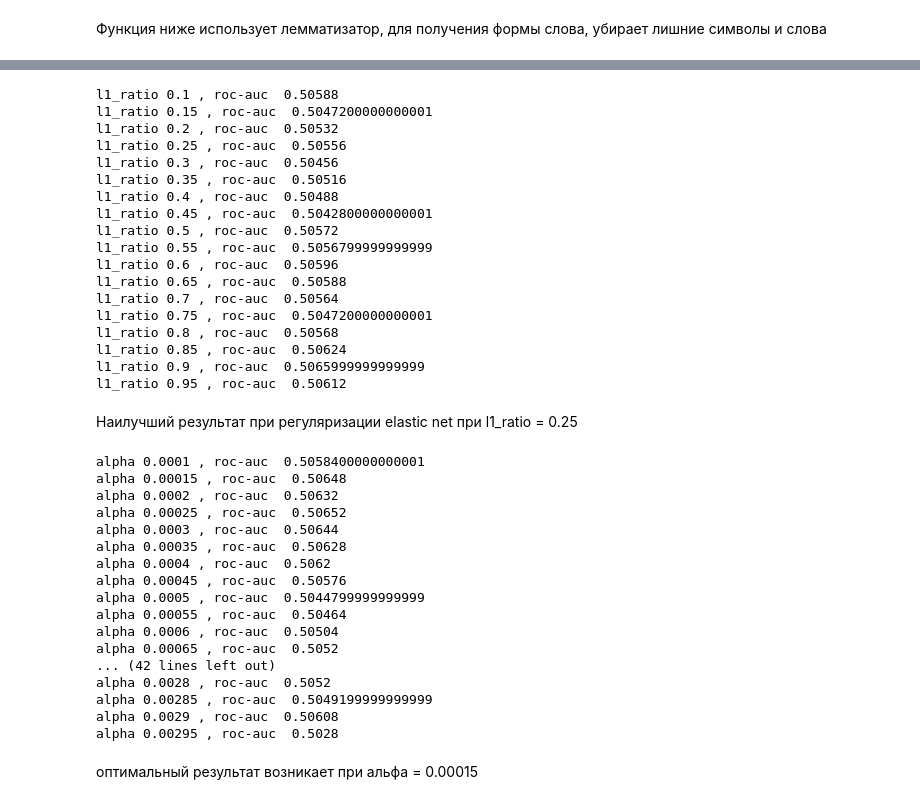
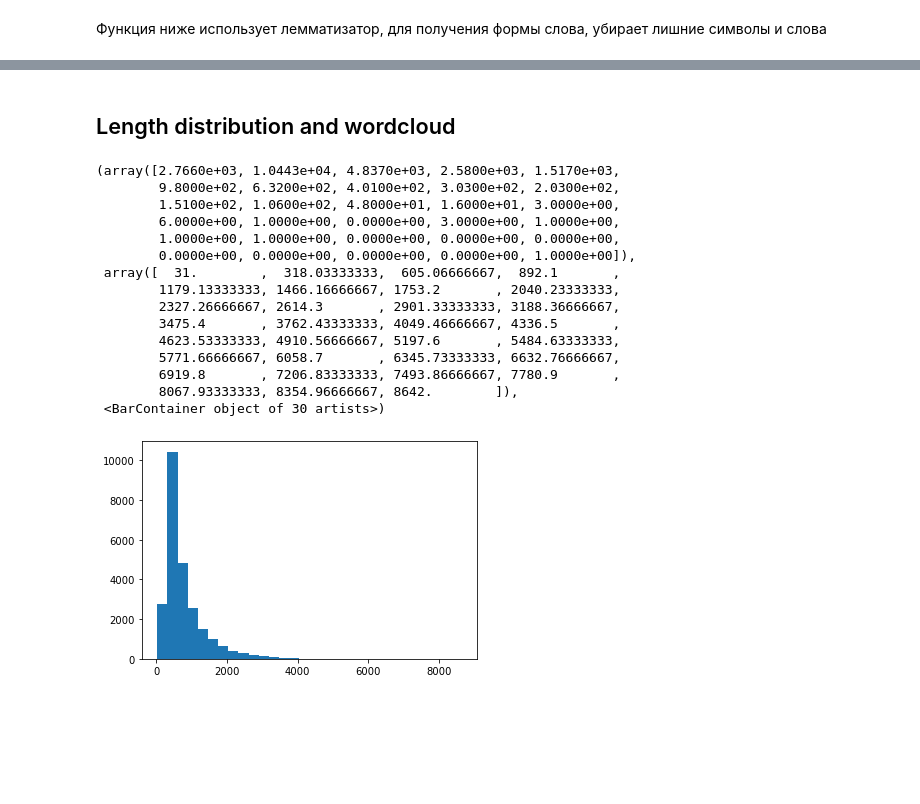
Before and after one commit to kozloffevgeniy/internship_courses, a Jupyter notebook: HT4.ipynb, the cells around one changed output, grey strips where cells are left out. Saved outputs shown, nothing was run; the diff lists cells and outputs as text; code cells hidden in the pictures; blank space fills up the shorter version.

```diff
--- a/HT4.ipynb
+++ b/HT4.ipynb
@@ -215,53 +215,21 @@ roc-auc  0.50584
-# %%
-for i in np.arange(0.1, 1, 0.05):
-    model = SGDClassifier(penalty='elasticnet', l1_ratio=i)
-    model.fit(train_matrix, y_train)
-    preds = model.predict(test_matrix)
-    print('l1_ratio', round(i,2), ', roc-auc ', roc_auc_score(test_target, preds))
-# %% [output]
-l1_ratio 0.1 , roc-auc  0.50588
-l1_ratio 0.15 , roc-auc  0.5047200000000001
-l1_ratio 0.2 , roc-auc  0.50532
-l1_ratio 0.25 , roc-auc  0.50556
-l1_ratio 0.3 , roc-auc  0.50456
-l1_ratio 0.35 , roc-auc  0.50516
-l1_ratio 0.4 , roc-auc  0.50488
-l1_ratio 0.45 , roc-auc  0.5042800000000001
-l1_ratio 0.5 , roc-auc  0.50572
-l1_ratio 0.55 , roc-auc  0.5056799999999999
-l1_ratio 0.6 , roc-auc  0.50596
-l1_ratio 0.65 , roc-auc  0.50588
-l1_ratio 0.7 , roc-auc  0.50564
-l1_ratio 0.75 , roc-auc  0.5047200000000001
-l1_ratio 0.8 , roc-auc  0.50568
-l1_ratio 0.85 , roc-auc  0.50624
-l1_ratio 0.9 , roc-auc  0.5065999999999999
-l1_ratio 0.95 , roc-auc  0.50612
-# %% [markdown]
-Наилучший результат при регуляризации elastic net при l1_ratio = 0.25
-# %%
-for i in np.arange(0.0001, 0.003, 0.00005):
-    model = SGDClassifier(penalty='elasticnet', l1_ratio=0.25, alpha=i)
-    model.fit(train_matrix, y_train)
-    preds = model.predict(test_matrix)
-    print('alpha', round(i,6), ', roc-auc ', roc_auc_score(test_target, preds))
-# %% [output]
-alpha 0.0001 , roc-auc  0.5058400000000001
-alpha 0.00015 , roc-auc  0.50648
-alpha 0.0002 , roc-auc  0.50632
-alpha 0.00025 , roc-auc  0.50652
-alpha 0.0003 , roc-auc  0.50644
-alpha 0.00035 , roc-auc  0.50628
-alpha 0.0004 , roc-auc  0.5062
-alpha 0.00045 , roc-auc  0.50576
-alpha 0.0005 , roc-auc  0.5044799999999999
-alpha 0.00055 , roc-auc  0.50464
-alpha 0.0006 , roc-auc  0.50504
-alpha 0.00065 , roc-auc  0.5052
-... (42 lines left out)
-alpha 0.0028 , roc-auc  0.5052
-alpha 0.00285 , roc-auc  0.5049199999999999
-alpha 0.0029 , roc-auc  0.50608
-alpha 0.00295 , roc-auc  0.5028
-# %% [markdown]
-оптимальный результат возникает при альфа = 0.00015
+# %% [markdown]
+## Length distribution and wordcloud
+# %%
+plt.hist(train['review'].apply(len), bins = 30)
+# %% [output]
+(array([2.7660e+03, 1.0443e+04, 4.8370e+03, 2.5800e+03, 1.5170e+03,
+        9.8000e+02, 6.3200e+02, 4.0100e+02, 3.0300e+02, 2.0300e+02,
+        1.5100e+02, 1.0600e+02, 4.8000e+01, 1.6000e+01, 3.0000e+00,
+        6.0000e+00, 1.0000e+00, 0.0000e+00, 3.0000e+00, 1.0000e+00,
+        1.0000e+00, 1.0000e+00, 0.0000e+00, 0.0000e+00, 0.0000e+00,
+        0.0000e+00, 0.0000e+00, 0.0000e+00, 0.0000e+00, 1.0000e+00]),
+ array([  31.        ,  318.03333333,  605.06666667,  892.1       ,
+        1179.13333333, 1466.16666667, 1753.2       , 2040.23333333,
+        2327.26666667, 2614.3       , 2901.33333333, 3188.36666667,
+        3475.4       , 3762.43333333, 4049.46666667, 4336.5       ,
+        4623.53333333, 4910.56666667, 5197.6       , 5484.63333333,
+        5771.66666667, 6058.7       , 6345.73333333, 6632.76666667,
+        6919.8       , 7206.83333333, 7493.86666667, 7780.9       ,
+        8067.93333333, 8354.96666667, 8642.        ]),
+ <BarContainer object of 30 artists>)
+[figure, added]
```
Also changed, not shown: parts of 62 cells of this notebook.
